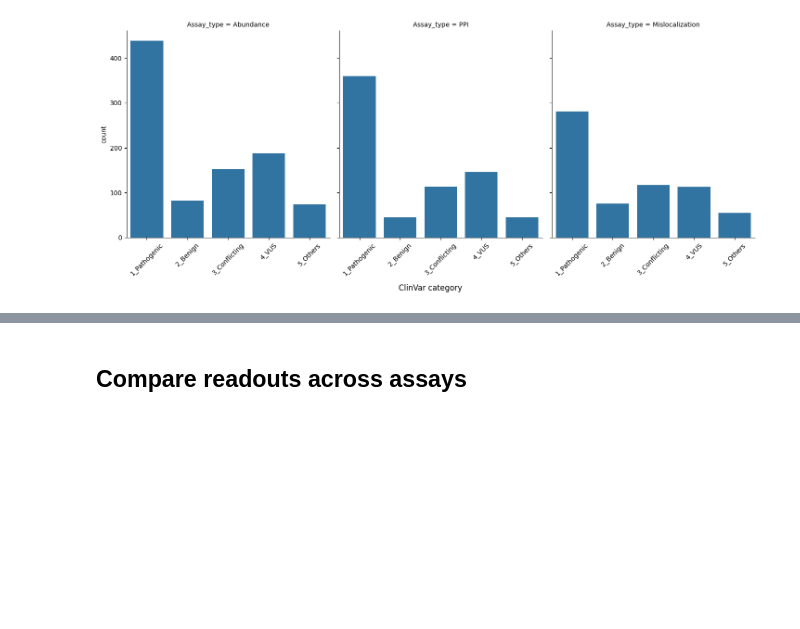
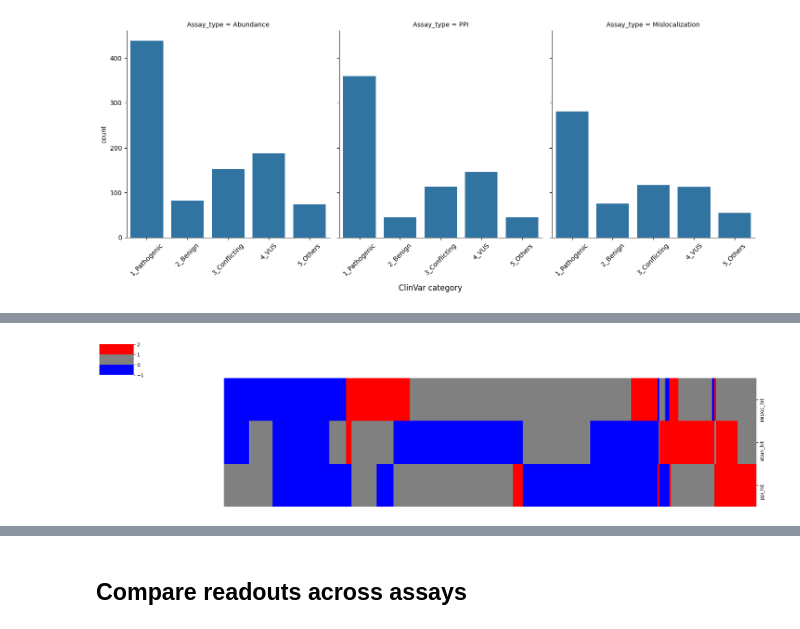
Before and after one commit to broadinstitute/2025_laval_submitted, a Jupyter notebook: 3_integrated_assay_results/2_analysis/2_compare_across_assays.ipynb, the cells around one changed output, grey strips where cells are left out. Saved outputs shown, nothing was run; the diff lists cells and outputs as text; code cells hidden in the pictures; blank space fills up the shorter version.

```diff
--- a/3_integrated_assay_results/2_analysis/2_compare_across_assays.ipynb
+++ b/3_integrated_assay_results/2_analysis/2_compare_across_assays.ipynb
@@ -128,0 +162,16 @@ plt.show()
+# %%
+scores_hm = scores.filter(pl.col("clinvar_clnsig_clean") == "1_Pathogenic").select(["abun_hit", "misloc_hit", "ppi_hit"]).to_pandas()
+scores_hm['abun_hit'] = scores_hm['abun_hit'].replace({True: 1, False: -1, np.nan: 0})
+scores_hm['misloc_hit'] = scores_hm['misloc_hit'].replace({True: 1, False: -1, np.nan: 0})
+scores_hm['ppi_hit'] = scores_hm['ppi_hit'].replace({True: 1, False: -1, np.nan: 0})
+
+cmap = colors.ListedColormap(['blue', 'grey', 'red'])
+bounds = [-1, 0, 1, 2]
+norm = colors.BoundaryNorm(bounds, cmap.N)
+
+cg = sns.clustermap(scores_hm.transpose(), figsize=(20, 5), cmap=cmap, norm=norm, xticklabels=False)
+cg.ax_row_dendrogram.set_visible(False)
+cg.ax_col_dendrogram.set_visible(False)
+plt.show()
+# %% [output]
+[figure, added]
```
Also changed, not shown: parts of 9 cells of this notebook, 5 other files.
